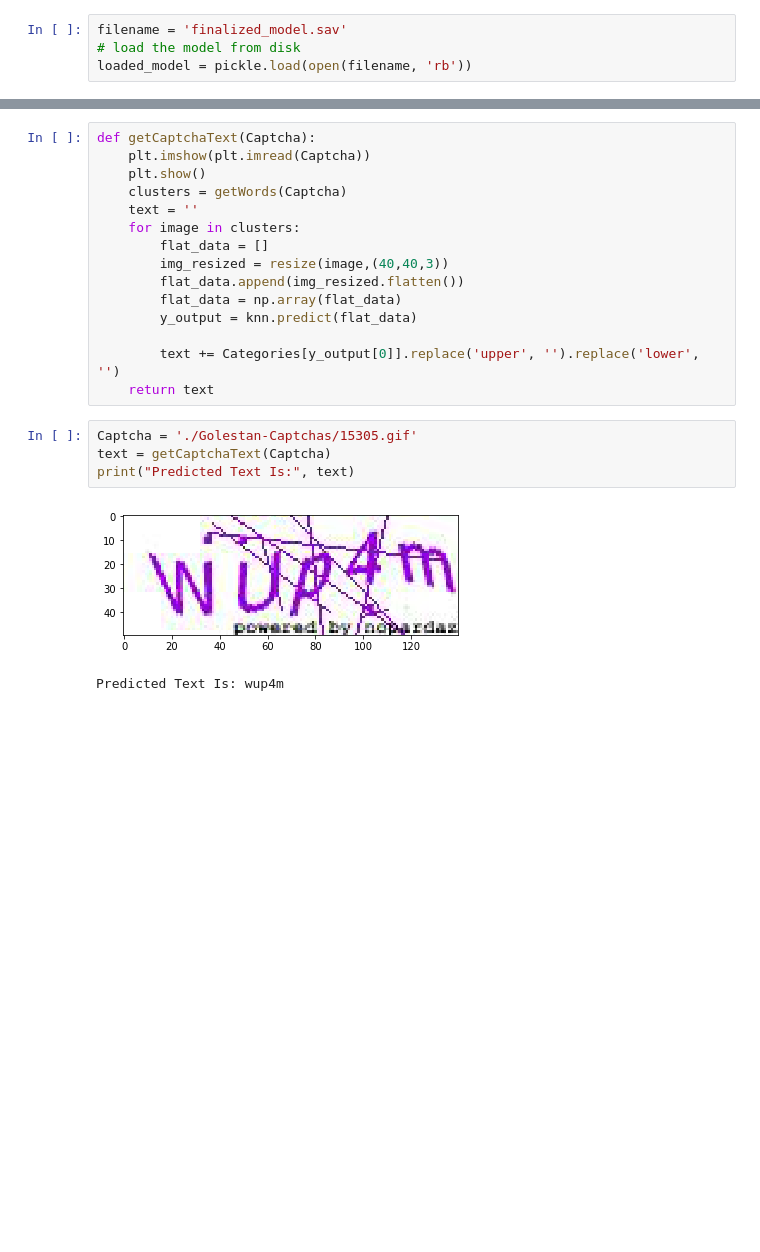
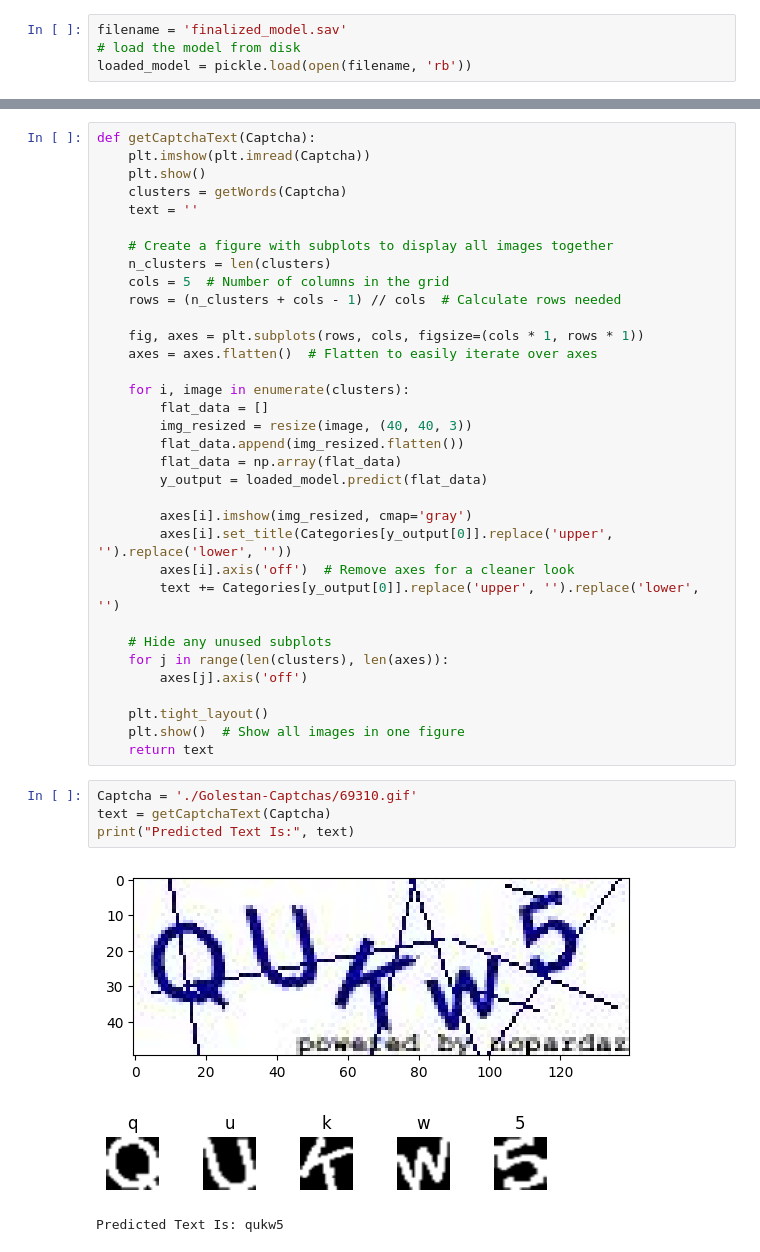
Before and after one commit to AmirH-Moosavi/Golestan, a Jupyter notebook: TrainAndSolver.ipynb, the cells around one changed output, grey strips where cells are left out. Drawn from its saved outputs; the diff is of its cells as text; blank space fills up the shorter version.

Commit message:
fix: getCaptchaText

```diff
--- a/TrainAndSolver.ipynb
+++ b/TrainAndSolver.ipynb
@@ -137,19 +94,39 @@ def getCaptchaText(Captcha):
     plt.show()
     clusters = getWords(Captcha)
     text = ''
-    for image in clusters:
+
+    # Create a figure with subplots to display all images together
+    n_clusters = len(clusters)
+    cols = 5  # Number of columns in the grid
+    rows = (n_clusters + cols - 1) // cols  # Calculate rows needed
+
+    fig, axes = plt.subplots(rows, cols, figsize=(cols * 1, rows * 1))
+    axes = axes.flatten()  # Flatten to easily iterate over axes
+
+    for i, image in enumerate(clusters):
         flat_data = []
-        img_resized = resize(image,(40,40,3))
+        img_resized = resize(image, (40, 40, 3))
         flat_data.append(img_resized.flatten())
         flat_data = np.array(flat_data)
-        y_output = knn.predict(flat_data)
+        y_output = loaded_model.predict(flat_data)
 
+        axes[i].imshow(img_resized, cmap='gray')
+        axes[i].set_title(Categories[y_output[0]].replace('upper', '').replace('lower', ''))
+        axes[i].axis('off')  # Remove axes for a cleaner look
         text += Categories[y_output[0]].replace('upper', '').replace('lower', '')
+
+    # Hide any unused subplots
+    for j in range(len(clusters), len(axes)):
+        axes[j].axis('off')
+
+    plt.tight_layout()
+    plt.show()  # Show all images in one figure
     return text
 # %%
-Captcha = './Golestan-Captchas/15305.gif'
+Captcha = './Golestan-Captchas/69310.gif'
 text = getCaptchaText(Captcha)
 print("Predicted Text Is:", text)
 # %% [output]
-[figure, old version]
+[figure, new version]
+[figure, added]
-Predicted Text Is: wup4m
+Predicted Text Is: qukw5
```
Also changed, not shown: parts of 3 cells of this notebook.
